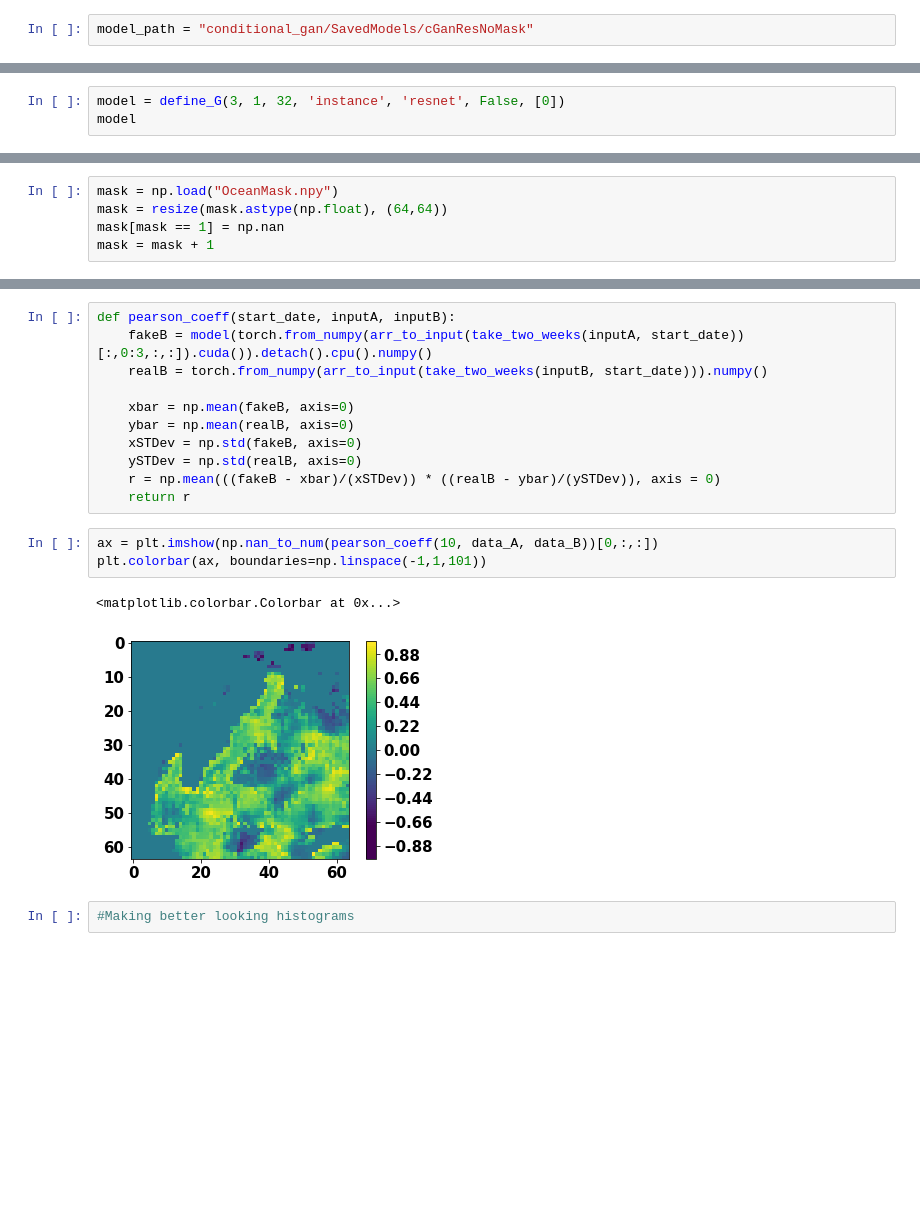
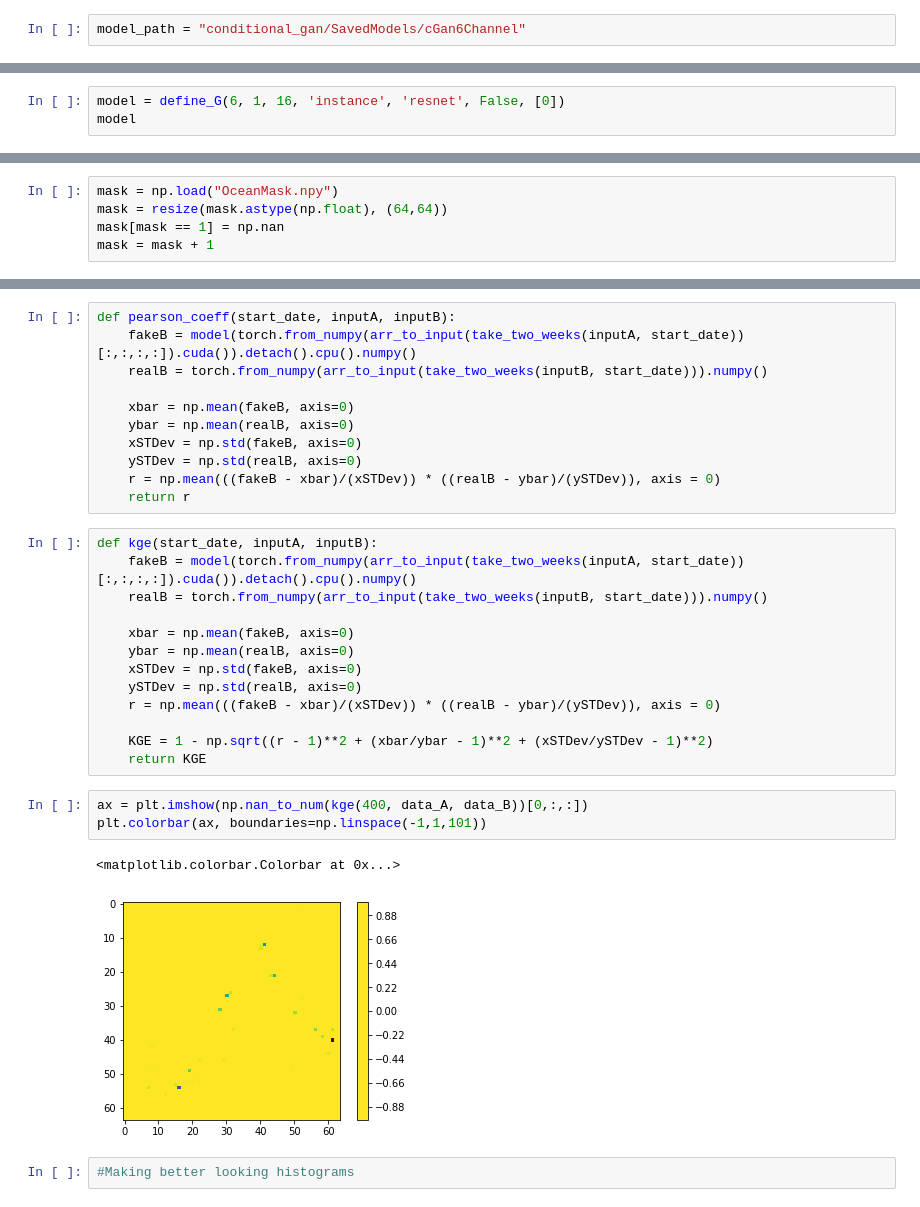
Before and after one commit to adrianalbert/domain-transfer-GAN, a Jupyter notebook: 2week.ipynb, the cells around one changed output, grey strips where cells are left out. Saved outputs shown, nothing was run; the diff lists cells and outputs as text; blank space fills up the shorter version.

Commit message:
new 2week.ipynb notebook with some snotel visualizations for alok

```diff
--- a/2week.ipynb
+++ b/2week.ipynb
@@ -35,7 +34,7 @@ starting_day
 # %% [output]
 datetime.date(2011, 10, 20)
 # %%
-model_path = "conditional_gan/SavedModels/cGanResNoMask"
+model_path = "conditional_gan/SavedModels/cGan6Channel"
 # %%
 test_data_input.keys()
 # %% [output]
@@ -61,7 +60,7 @@ take_two_weeks(test_data_ouput['data'], 10).shape
 # %%
 from networks import define_G
 # %%
-model = define_G(3, 1, 32, 'instance', 'resnet', False, [0])
+model = define_G(6, 1, 16, 'instance', 'resnet', False, [0])
 model
 # %% [output]
 ResnetGenerator(
@@ -221,6 +248,6 @@ plot_histograms(10, data_A, data_B, mask)
 # %%
 def pearson_coeff(start_date, inputA, inputB):
-    fakeB = model(torch.from_numpy(arr_to_input(take_two_weeks(inputA, start_date))[:,0:3,:,:]).cuda()).detach().cpu().numpy()
+    fakeB = model(torch.from_numpy(arr_to_input(take_two_weeks(inputA, start_date))[:,:,:,:]).cuda()).detach().cpu().numpy()
     realB = torch.from_numpy(arr_to_input(take_two_weeks(inputB, start_date))).numpy()
 
     xbar = np.mean(fakeB, axis=0)
@@ -229,12 +256,25 @@ def pearson_coeff(start_date, inputA, inputB):
     ySTDev = np.std(realB, axis=0)
     r = np.mean(((fakeB - xbar)/(xSTDev)) * ((realB - ybar)/(ySTDev)), axis = 0)
     return r
+# %%
+def kge(start_date, inputA, inputB):
+    fakeB = model(torch.from_numpy(arr_to_input(take_two_weeks(inputA, start_date))[:,:,:,:]).cuda()).detach().cpu().numpy()
+    realB = torch.from_numpy(arr_to_input(take_two_weeks(inputB, start_date))).numpy()
+
+    xbar = np.mean(fakeB, axis=0)
+    ybar = np.mean(realB, axis=0)
+    xSTDev = np.std(fakeB, axis=0)
+    ySTDev = np.std(realB, axis=0)
+    r = np.mean(((fakeB - xbar)/(xSTDev)) * ((realB - ybar)/(ySTDev)), axis = 0)
+
+    KGE = 1 - np.sqrt((r - 1)**2 + (xbar/ybar - 1)**2 + (xSTDev/ySTDev - 1)**2)
+    return KGE
 # %%
-ax = plt.imshow(np.nan_to_num(pearson_coeff(10, data_A, data_B))[0,:,:])
+ax = plt.imshow(np.nan_to_num(kge(400, data_A, data_B))[0,:,:])
 plt.colorbar(ax, boundaries=np.linspace(-1,1,101))
 # %% [output]
 <matplotlib.colorbar.Colorbar at 0x...>
-[figure, old version]
+[figure, new version]
 # %%
 #Making better looking histograms
 # %%
```
Also changed, not shown: parts of 58 cells of this notebook.
